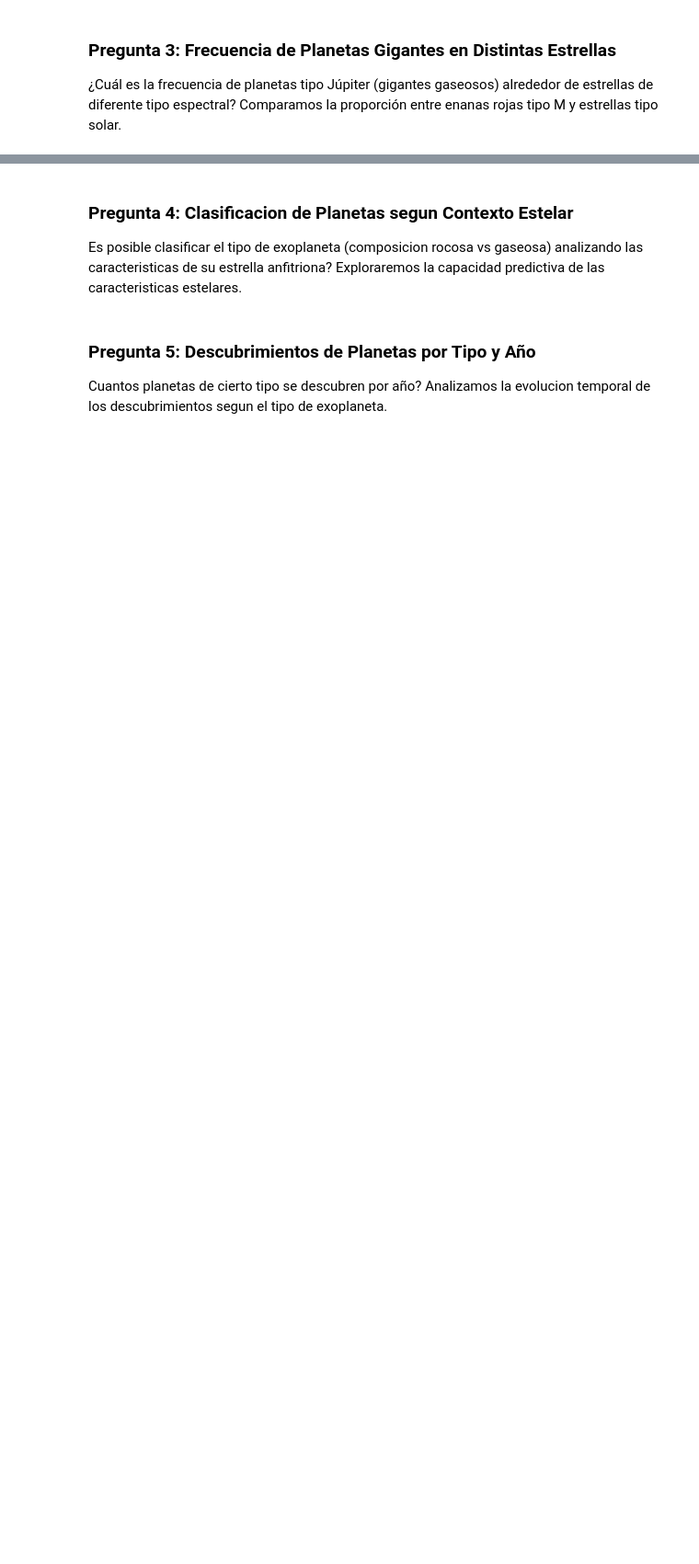
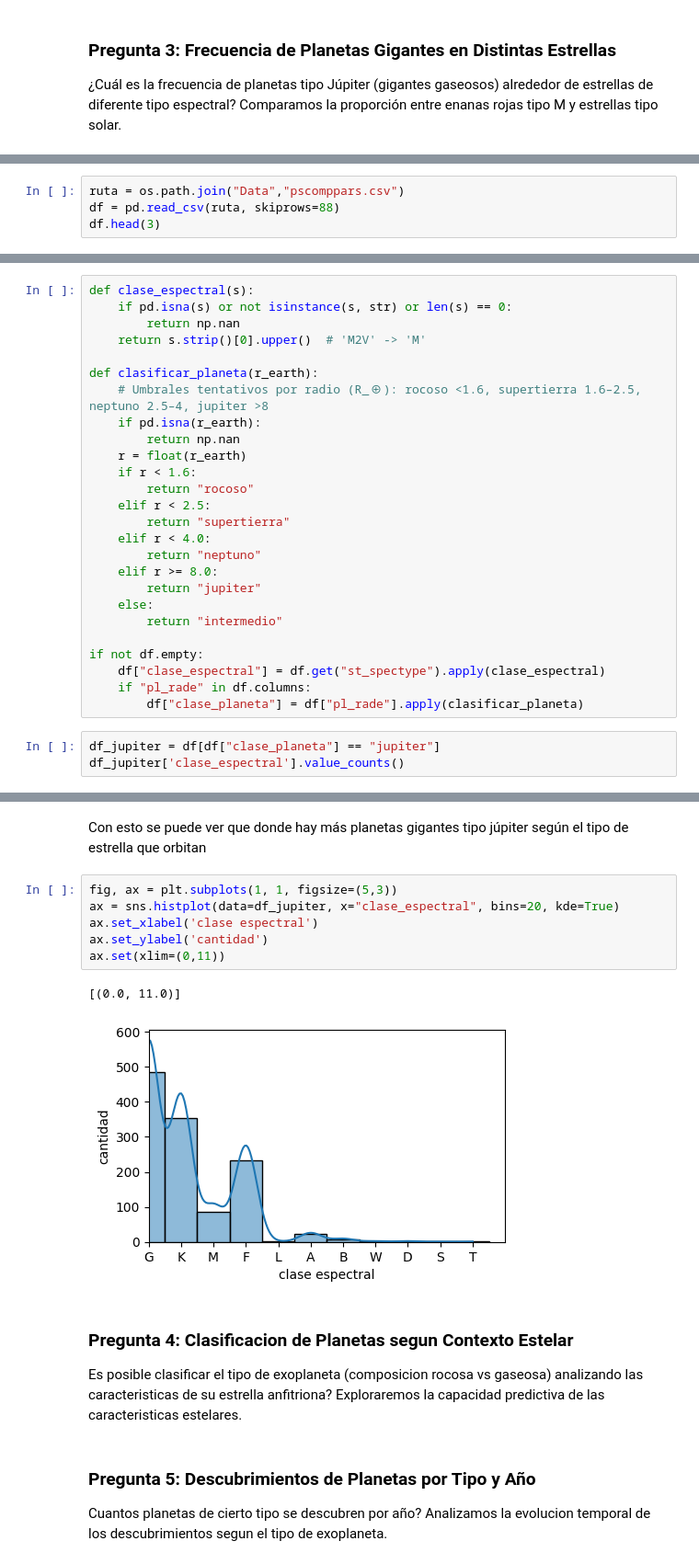
Before and after one commit to DaniFantasy/Proyecto-ciencia-de-datos, a Jupyter notebook: Preguntas/Exoplanet_EDA_Notebook.ipynb, the cells around one changed output, grey strips where cells are left out. Shown at 92% size. Saved outputs shown, nothing was run; the diff lists cells and outputs as text; blank space fills up the shorter version.

```diff
--- a/Preguntas/Exoplanet_EDA_Notebook.ipynb
+++ b/Preguntas/Exoplanet_EDA_Notebook.ipynb
@@ -260,0 +202,4 @@ KeyError: 'spec_class'
+# %%
+ruta = os.path.join("Data","pscomppars.csv")
+df = pd.read_csv(ruta, skiprows=88)
+df.head(3)
@@ -260,0 +225,29 @@ KeyError: 'spec_class'
+# %%
+def clase_espectral(s):
+    if pd.isna(s) or not isinstance(s, str) or len(s) == 0:
+        return np.nan
+    return s.strip()[0].upper()  # 'M2V' -> 'M'
+
+def clasificar_planeta(r_earth):
+    # Umbrales tentativos por radio (R_⊕): rocoso <1.6, supertierra 1.6–2.5, neptuno 2.5–4, jupiter >8
+    if pd.isna(r_earth):
+        return np.nan
+    r = float(r_earth)
+    if r < 1.6:
+        return "rocoso"
+    elif r < 2.5:
+        return "supertierra"
+    elif r < 4.0:
+        return "neptuno"
+    elif r >= 8.0:
+        return "jupiter"
+    else:
+        return "intermedio"
+
+if not df.empty:
+    df["clase_espectral"] = df.get("st_spectype").apply(clase_espectral)
+    if "pl_rade" in df.columns:
+        df["clase_planeta"] = df["pl_rade"].apply(clasificar_planeta)
+# %%
+df_jupiter = df[df["clase_planeta"] == "jupiter"]
+df_jupiter['clase_espectral'].value_counts()
@@ -261,3 +268,14 @@ KeyError: 'spec_class'
+# %% [markdown]
+Con esto se puede ver que donde hay más planetas gigantes tipo júpiter según el tipo de estrella que orbitan
+# %%
+fig, ax = plt.subplots(1, 1, figsize=(5,3))
+ax = sns.histplot(data=df_jupiter, x="clase_espectral", bins=20, kde=True)
+ax.set_xlabel('clase espectral')
+ax.set_ylabel('cantidad')
+ax.set(xlim=(0,11))
+# %% [output]
+[(0.0, 11.0)]
+[figure, added]
 # %% [markdown]
 ### Pregunta 4: Clasificacion de Planetas segun Contexto Estelar
 
```
Also changed, not shown: parts of 11 cells of this notebook, 1 other file.
